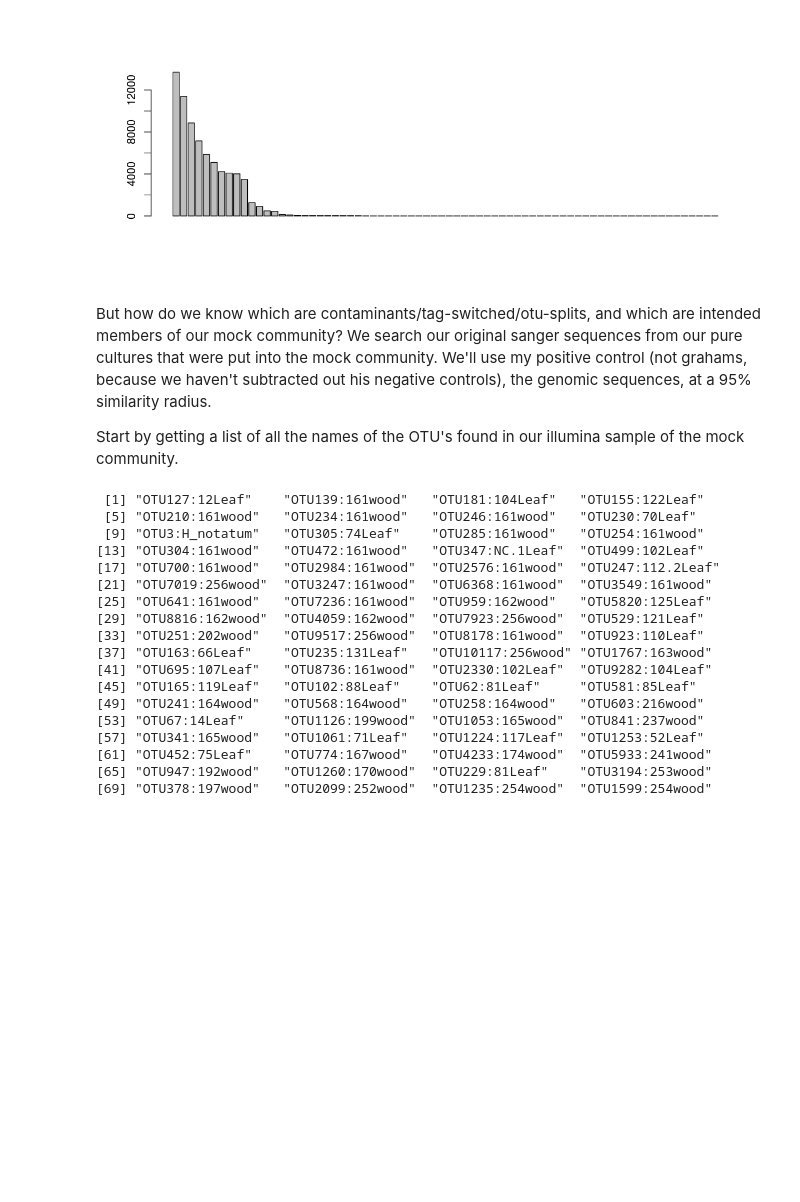
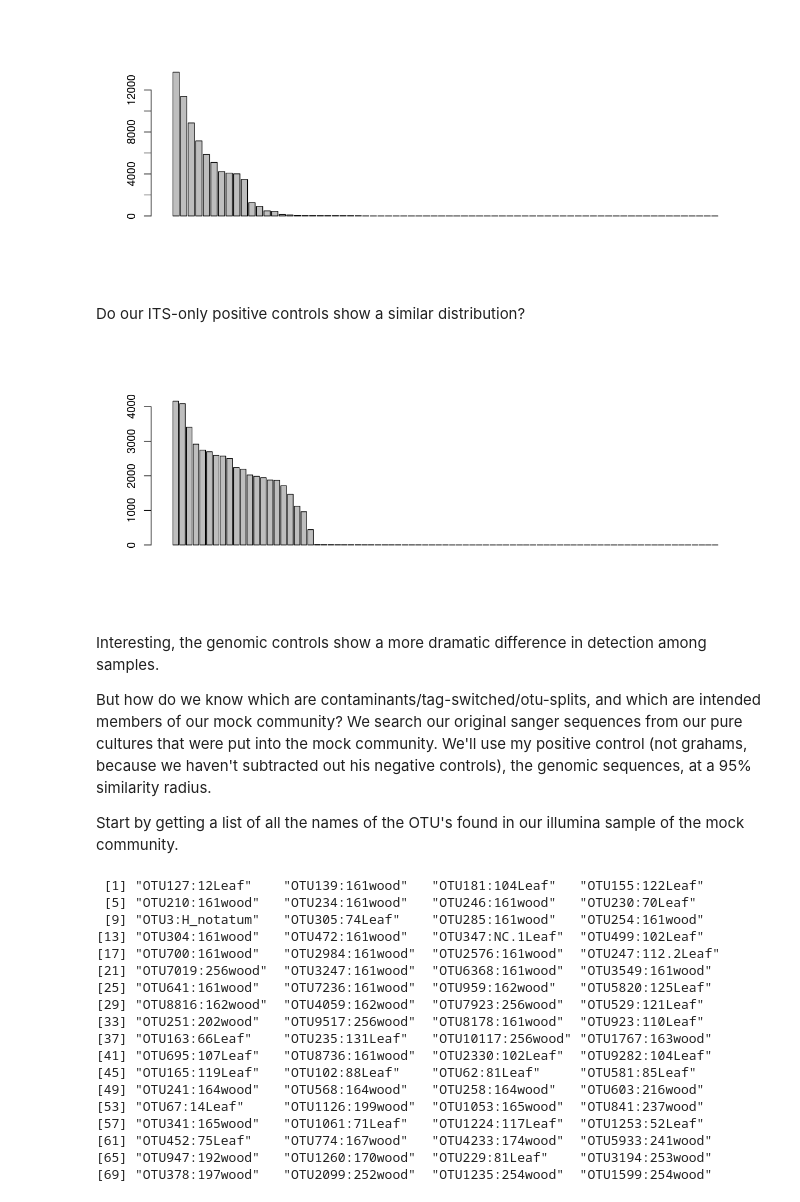
Before and after one commit to danchurch/taiwan_combined_stats, a Jupyter notebook: XylariaLeafWoodStats.ipynb, the cells around one changed output. Cells and saved outputs as stored; diff of their text form; code cells hidden in the pictures; blank space fills up the shorter version.

```diff
--- a/XylariaLeafWoodStats.ipynb
+++ b/XylariaLeafWoodStats.ipynb
@@ -252,7 +254,19 @@ options(repr.plot.width = 10, repr.plot.height = 4)
 barplot(dangen95, names.arg='')
 # %% [output]
 [figure]
+# %% [markdown]
+Do our ITS-only positive controls show a similar distribution?
+# %%
+aa95 <- subset_samples(biom95.nonc, SampleNumber == 'PosI')
+danITS95 <- taxa_sums(aa95)[taxa_sums(aa95) > 0]
+danITS95 <- sort(danITS95, decreasing = TRUE)
+options(repr.plot.width = 10, repr.plot.height = 4)
+barplot(danITS95, names.arg='')
+# %% [output]
+[figure, added]
 # %% [markdown]
+Interesting, the genomic controls show a more dramatic difference in detection among samples.
+
 But how do we know which are contaminants/tag-switched/otu-splits, and which are intended members of our mock community? We search our original sanger sequences from our pure cultures that were put into the mock community. We'll use my positive control (not grahams, because we haven't subtracted out his negative controls), the genomic sequences, at a 95% similarity radius.
 
 Start by getting a list of all the names of the OTU's found in our illumina sample of the mock community.
```
Also changed, not shown: parts of 14 cells of this notebook.
